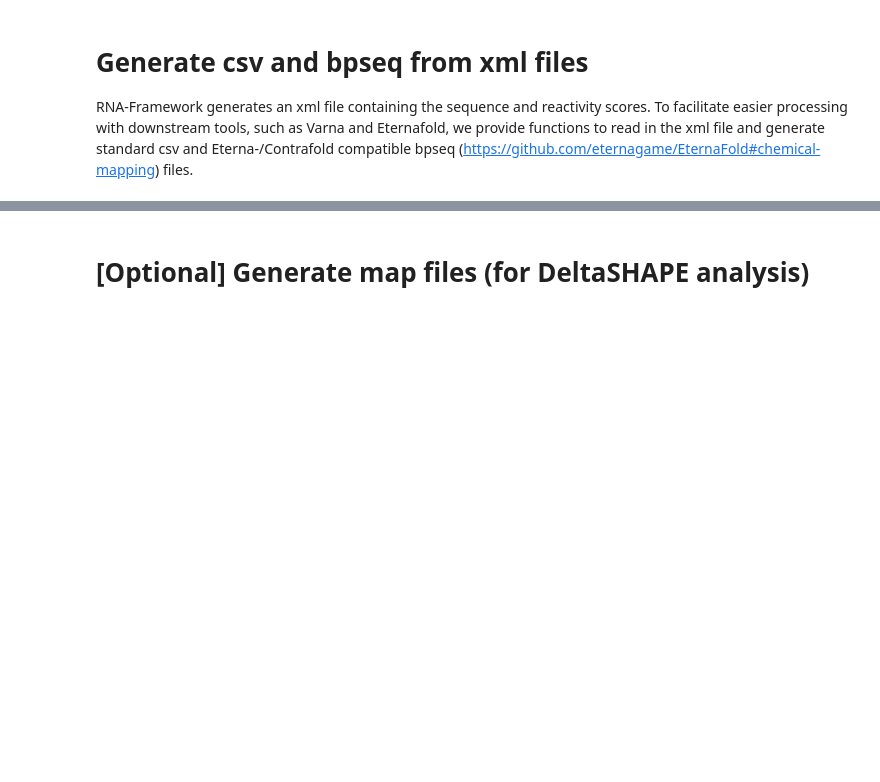
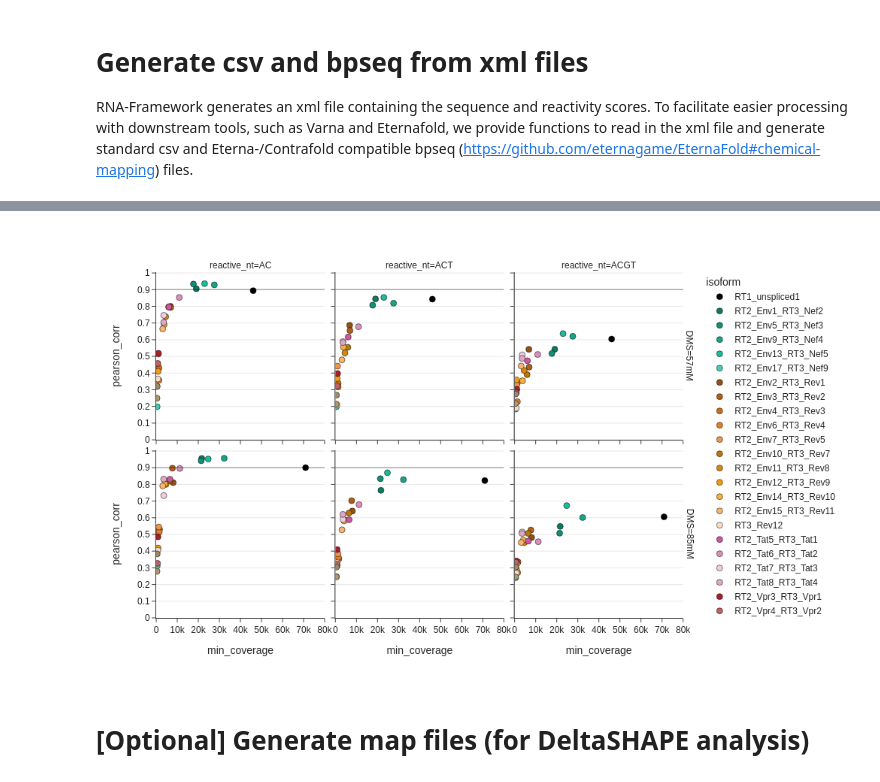
Before and after one commit to smyth-lab/Nano-DMS-MaP, a Jupyter notebook: 1_Nano-DMS-MaP_workflow.ipynb, the cells around one changed output, grey strips where cells are left out. Saved outputs shown, nothing was run; the diff lists cells and outputs as text; code cells hidden in the pictures; blank space fills up the shorter version.

```diff
--- a/1_Nano-DMS-MaP_workflow.ipynb
+++ b/1_Nano-DMS-MaP_workflow.ipynb
@@ -622,10 +602,11 @@ def rf_count(rf_dir, data_folder, sample, isoform, reference_fasta, pids, num_th
     return command
 # %%
 primer_mask = f"{os.getcwd()}/references/mask_primers_PCR1_2_3.csv"
-slurm_rfcount = Slurm("rfcount", {"partition" : "cpu", "mem" : "2G", "cpus-per-task" : num_threads, "time" : "60","mail-type" : "FAIL,INVALID_DEPEND", "mail-user" : "patrick.bohn@helmholtz-hiri.de"})
+slurm_rfcount = Slurm("rfcount", {"partition" : "cpu", "mem" : "2G", "cpus-per-task" : num_threads, "time" : "60"})
+
+#if you want to test different minq cutoffs (depending on basecaller and chemistry updates ...) you can specify a different minq value
 
 for sample in samples:
-    pids[sample] = {}
 
     combined_sample = get_combined_sample(sample)
     sample_isoforms = isoforms_per_combined_sample[combined_sample]
@@ -634,6 +615,6 @@ for sample in samples:
     for isoform in sample_isoforms:
         reference_fasta = f"{os.getcwd()}/references/transcripts_PCR1_2_3/{isoform}.fa"
 
-        commands.append(rf_count(rf_dir, data_folder, sample, isoform, reference_fasta, pids))
+        commands.append(rf_count(rf_dir, data_folder, sample, isoform, reference_fasta))
     slurm_rfcount.run("\n".join(commands))
 # %% [output]
@@ -655,13 +636,13 @@ b'Submitted batch job 1197717'
 rfnorm_outdir = f"{data_folder}/rfnorm/"
 os.makedirs(rfnorm_outdir, exist_ok=True)
 
-def rf_norm(rf_dir, data_folder, sample, control, isoform, num_threads = 10):
+def rf_norm(rf_dir, data_folder, sample, control, isoform, minq = 22, num_threads = 10):
     pids = {}
 
     commands = []
 
     #specify the different rf-count outdir names here
-    for option in ["q22_eq10_ndni"]: #["q22_eq10_ndni", "q22_eq10", "default"]
+    for option in [f"q{minq}_eq10_ndni"]:
 
         #running rfnorm with different reactive nt makes it easier to analyze them afterwards (e.g. for correlation analysis)
         for reactive_nt in ["AC", "ACT", "ACGT"]: #["ACGT", "AC", "ACT", "G"]
@@ -686,7 +667,7 @@ def rf_norm(rf_dir, data_folder, sample, control, isoform, num_threads = 10):
 
     return command
 # %%
-slurm_rfnorm = Slurm("rfnorm", {"partition" : "cpu", "mem" : "2G", "cpus-per-task" : num_threads, "time" : "480","mail-type" : "FAIL,INVALID_DEPEND", "mail-user" : "patrick.bohn@helmholtz-hiri.de"})
+slurm_rfnorm = Slurm("rfnorm", {"partition" : "cpu", "mem" : "2G", "cpus-per-task" : num_threads, "time" : "480"})
 
 for sample in samples:
 
@@ -727,7 +708,7 @@ This step combines the data of multiple replicates. The correlation between thos
 # %%
 os.makedirs(f"{data_folder}/rfcombine", exist_ok=True)
 num_threads = 1
-slurm_rfco = Slurm("rfco", {"partition" : "cpu", "mem" : "2G", "cpus-per-task" : num_threads, "time" : "10","mail-type" : "FAIL,INVALID_DEPEND", "mail-user" : "patrick.bohn@helmholtz-hiri.de"})
+slurm_rfco = Slurm("rfco", {"partition" : "cpu", "mem" : "2G", "cpus-per-task" : num_threads, "time" : "10"})
 
 for sample in samples:
     if "Rep1" in sample:
@@ -1108,14 +1033,16 @@ fig.show()
 # %%
 
 fig = px.scatter(corr_df.dropna(), x="min_coverage", y="pearson_corr", facet_row="DMS", facet_col="reactive_nt", color="isoform",
                  category_orders=order_dict, color_discrete_map = isoform_colors_RT3)
 fig.update_yaxes(range=[0,1.005], dtick=0.1)
 fig.update_xaxes(range=[0,80000], dtick=10000)
 fig.update_layout(height=600)
-fig.update_traces(marker_size=8)
+fig.update_traces(marker_size=8, marker_line_color="black", marker_line_width=0.5)
 fig.add_hline(y=0.9, line_color="black", line_width=1.5)
 fig.write_image("figures/coverage_vs_corr.svg")
-fig.show()
+fig.show(renderer='png')
+# %% [output]
+[figure, added]
 # %%
 corr_df.to_pickle(f"{data_folder}/rfcombine/corr_df.pickle")
 # %% [markdown]
```
Also changed, not shown: parts of 59 cells of this notebook, 38 other files.
